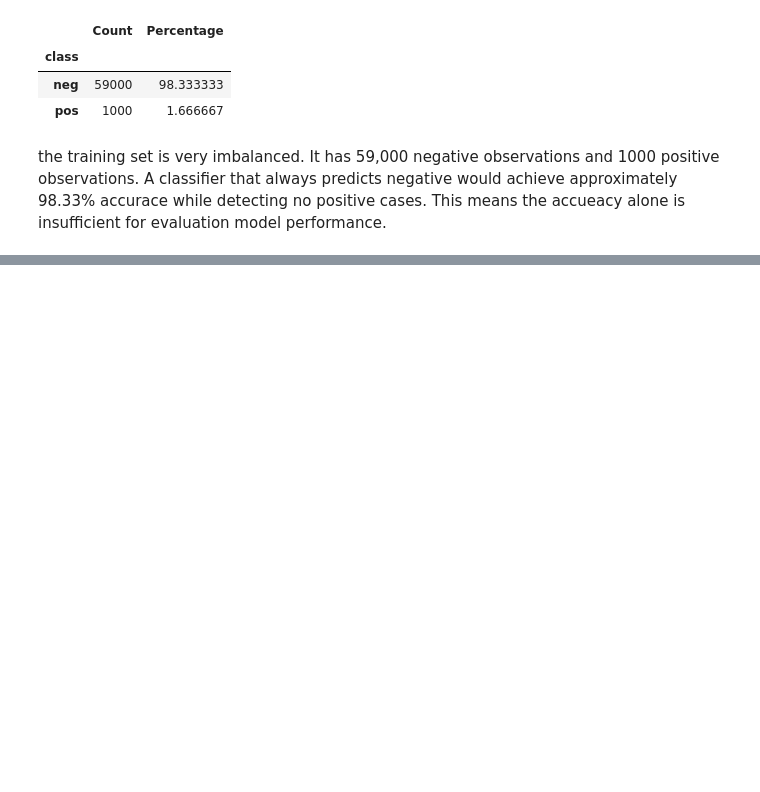
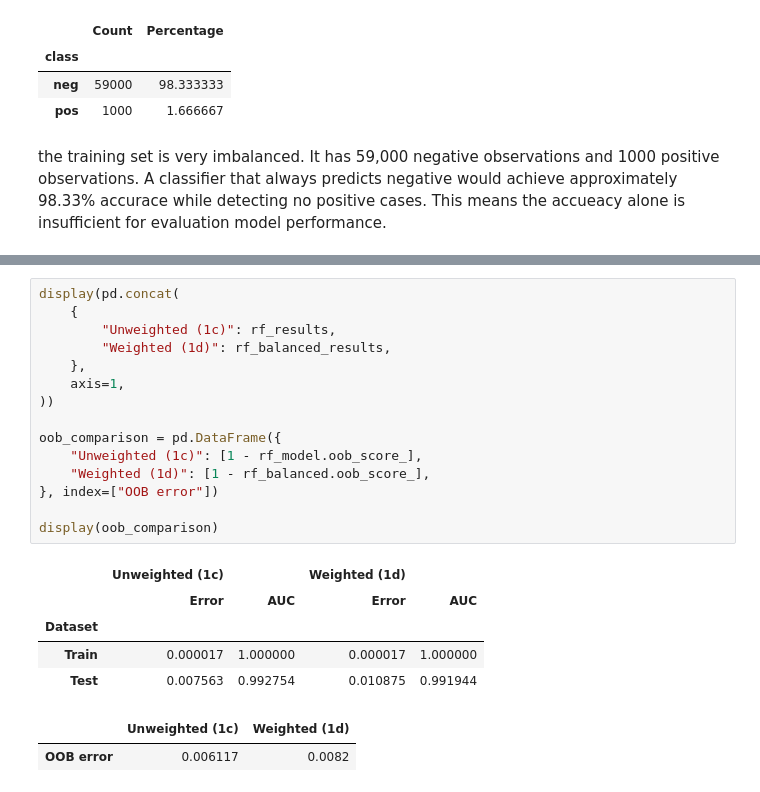
Before and after one commit to jfulch/dsci-552-fulcher-jesse-hw6, a Jupyter notebook: notebook/Fulcher_Jesse_HW6.ipynb, the cells around one changed output, grey strips where cells are left out. Drawn from its saved outputs; the diff is of its cells as text; blank space fills up the shorter version.

```diff
--- a/notebook/Fulcher_Jesse_HW6.ipynb
+++ b/notebook/Fulcher_Jesse_HW6.ipynb
@@ -272,0 +413,23 @@ the training set is very imbalanced. It has 59,000 negative observations and 100
+# %%
+display(pd.concat(
+    {
+        "Unweighted (1c)": rf_results,
+        "Weighted (1d)": rf_balanced_results,
+    },
+    axis=1,
+))
+
+oob_comparison = pd.DataFrame({
+    "Unweighted (1c)": [1 - rf_model.oob_score_],
+    "Weighted (1d)": [1 - rf_balanced.oob_score_],
+}, index=["OOB error"])
+
+display(oob_comparison)
+# %% [output]
+|  | Unweighted (1c) |  | Weighted (1d) |  |
+|  | Error | AUC | Error | AUC |
+| Dataset |  |  |  |  |
+| Train | 0.000017 | 1.000000 | 0.000017 | 1.000000 |
+| Test | 0.007563 | 0.992754 | 0.010875 | 0.991944 |
+|  | Unweighted (1c) | Weighted (1d) |
+| OOB error | 0.006117 | 0.0082 |
```
Also changed, not shown: parts of 8 cells of this notebook.
